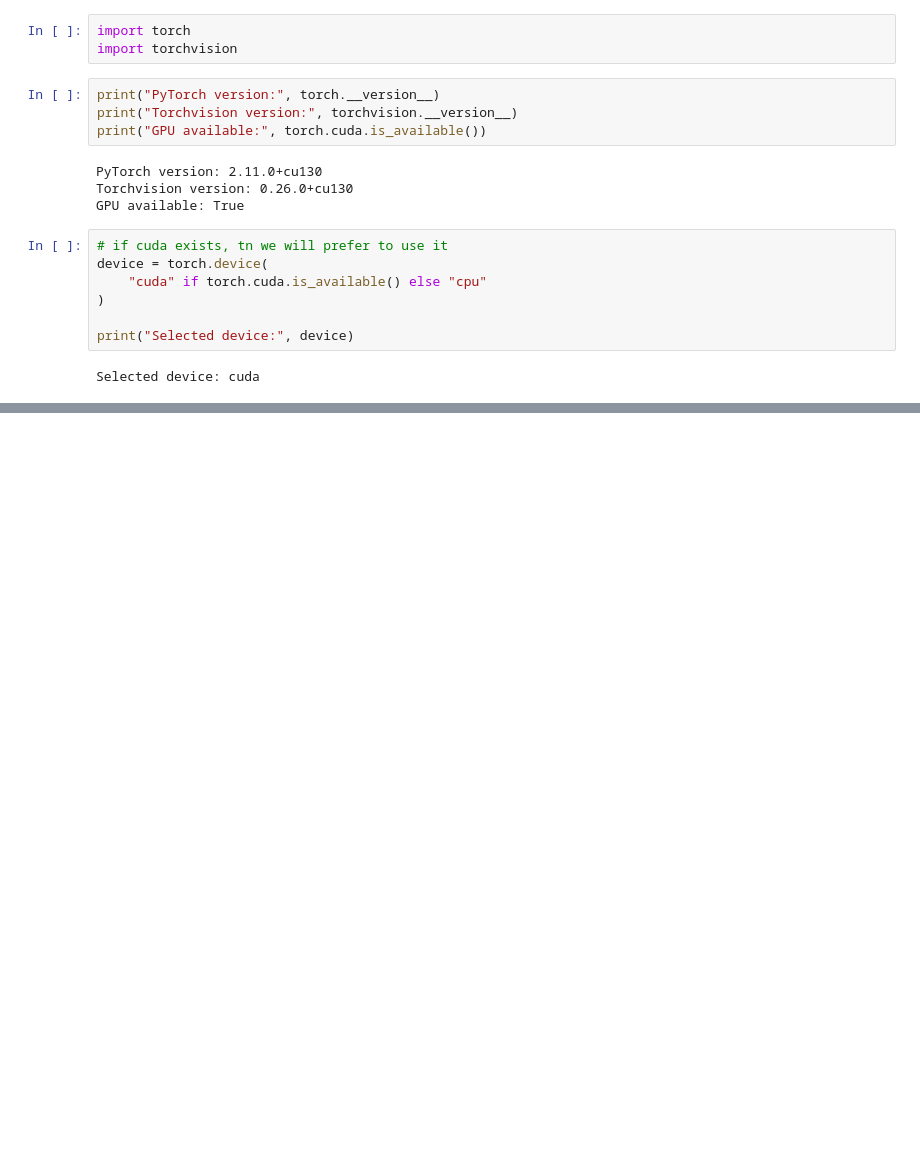
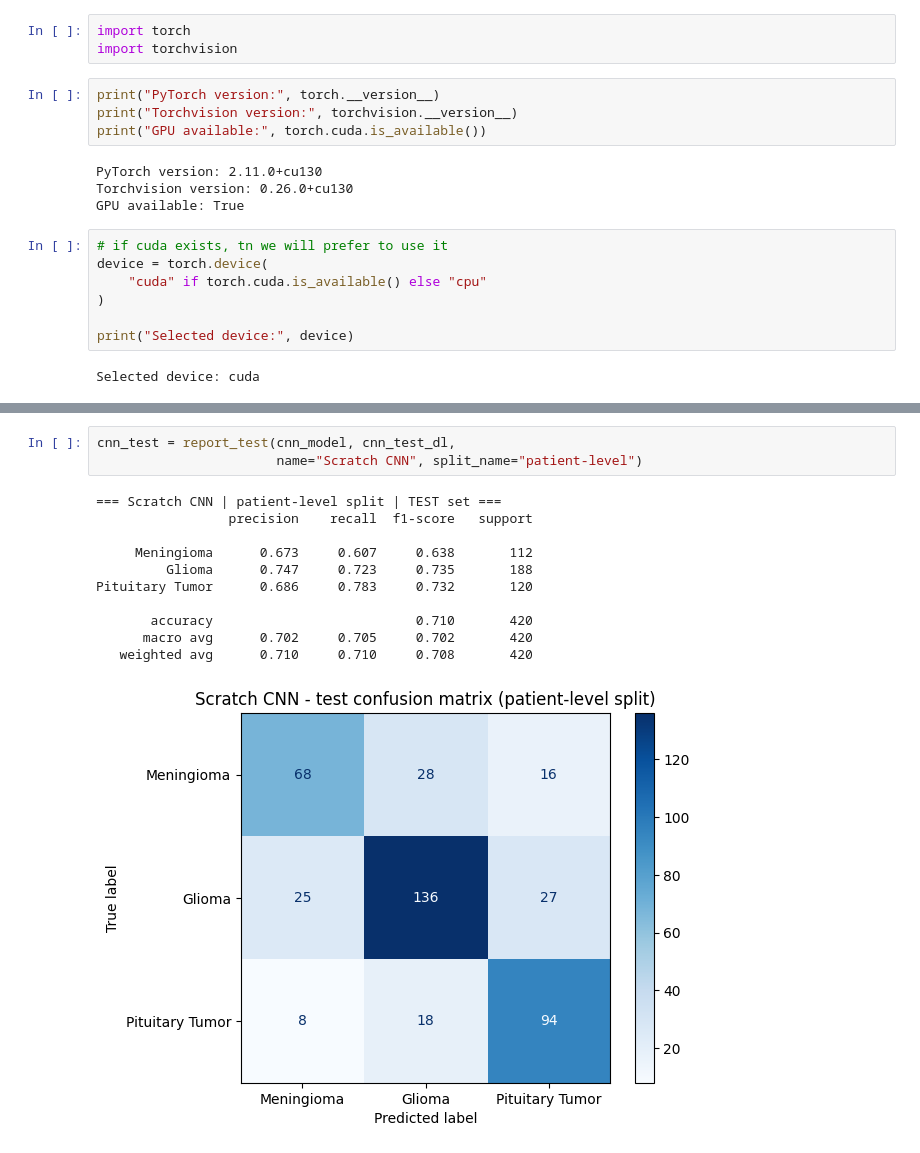
Before and after one commit to sshema-cpu/brain-tumor-mri-classification, a Jupyter notebook: Ethan_Paredez_&_Sam_Shema_Brain_Tumor_MRI_Classification.ipynb, the cells around one changed output, grey strips where cells are left out. Cells and saved outputs as stored; diff of their text form; blank space fills up the shorter version.

```diff
--- a/Ethan_Paredez_&_Sam_Shema_Brain_Tumor_MRI_Classification.ipynb
+++ b/Ethan_Paredez_&_Sam_Shema_Brain_Tumor_MRI_Classification.ipynb
@@ -22,0 +1013,15 @@ Selected device: cuda
+# %%
+cnn_test = report_test(cnn_model, cnn_test_dl,
+                       name="Scratch CNN", split_name="patient-level")
+# %% [output]
+=== Scratch CNN | patient-level split | TEST set ===
+                 precision    recall  f1-score   support
+
+     Meningioma      0.673     0.607     0.638       112
+         Glioma      0.747     0.723     0.735       188
+Pituitary Tumor      0.686     0.783     0.732       120
+
+       accuracy                          0.710       420
+      macro avg      0.702     0.705     0.702       420
+   weighted avg      0.710     0.710     0.708       420
+[figure, added]
```
Also changed, not shown: parts of 49 cells of this notebook.
